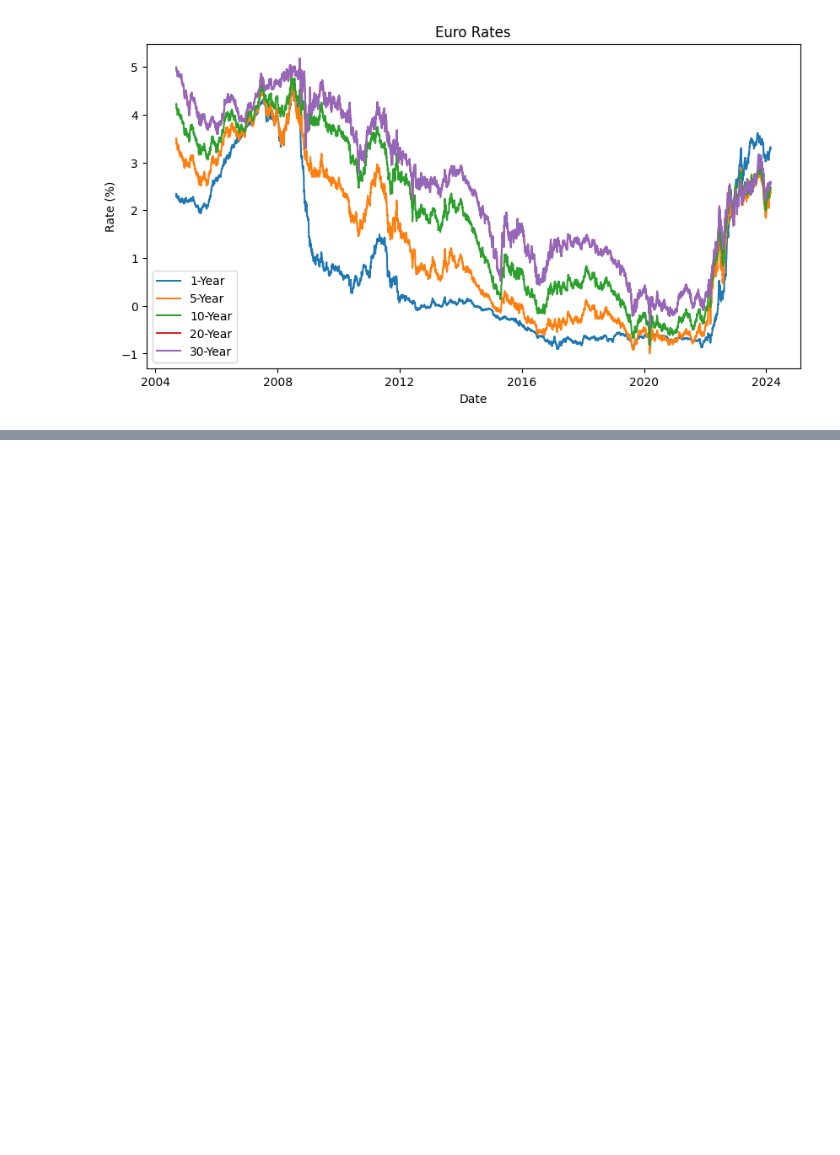
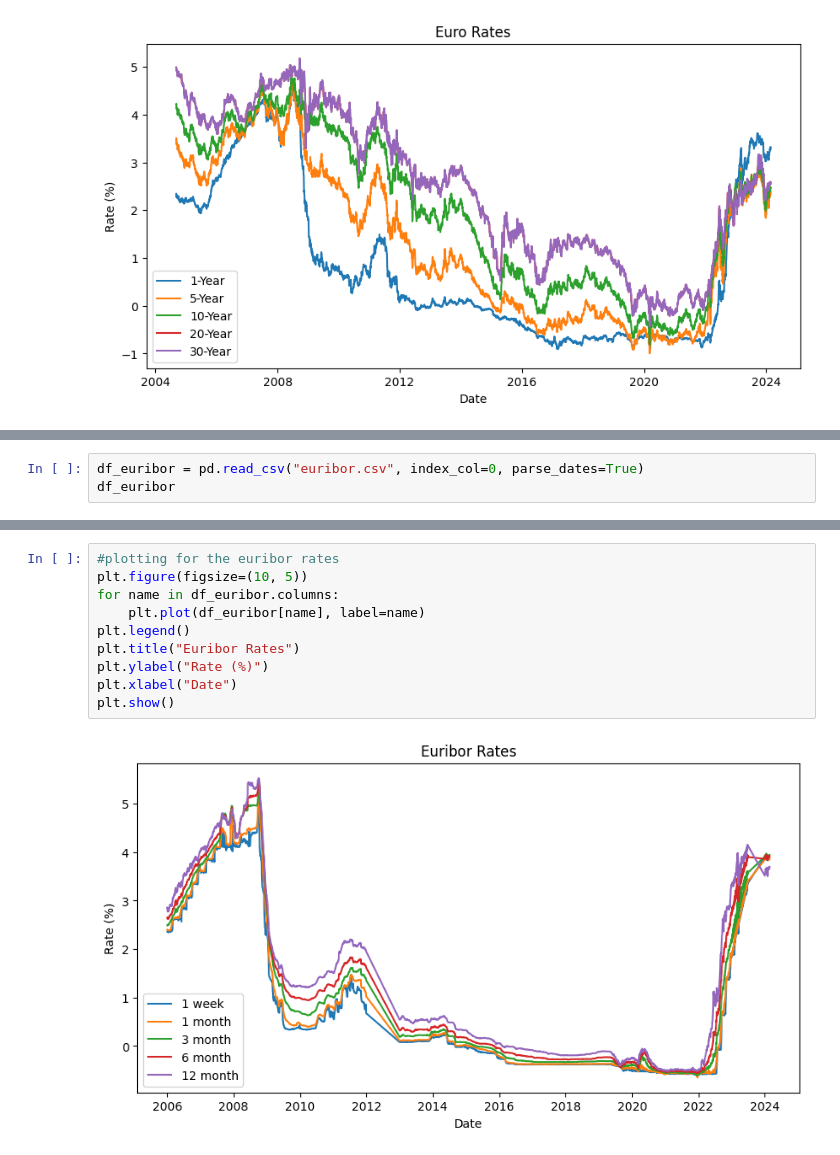
Before and after one commit to MathQuantLab/interest-rates-modelling, a Jupyter notebook: Data/Data.ipynb, the cells around one changed output, grey strips where cells are left out. Saved outputs shown, nothing was run; the diff lists cells and outputs as text; blank space fills up the shorter version.

Commit message:
Euribor

```diff
--- a/Data/Data.ipynb
+++ b/Data/Data.ipynb
@@ -119,0 +122,3 @@ plt.show()
+# %%
+df_euribor = pd.read_csv("euribor.csv", index_col=0, parse_dates=True)
+df_euribor
@@ -119,0 +140,12 @@ plt.show()
+# %%
+#plotting for the euribor rates
+plt.figure(figsize=(10, 5))
+for name in df_euribor.columns:
+    plt.plot(df_euribor[name], label=name)
+plt.legend()
+plt.title("Euribor Rates")
+plt.ylabel("Rate (%)")
+plt.xlabel("Date")
+plt.show()
+# %% [output]
+[figure, added]
```
Also changed, not shown: parts of 2 cells of this notebook.
